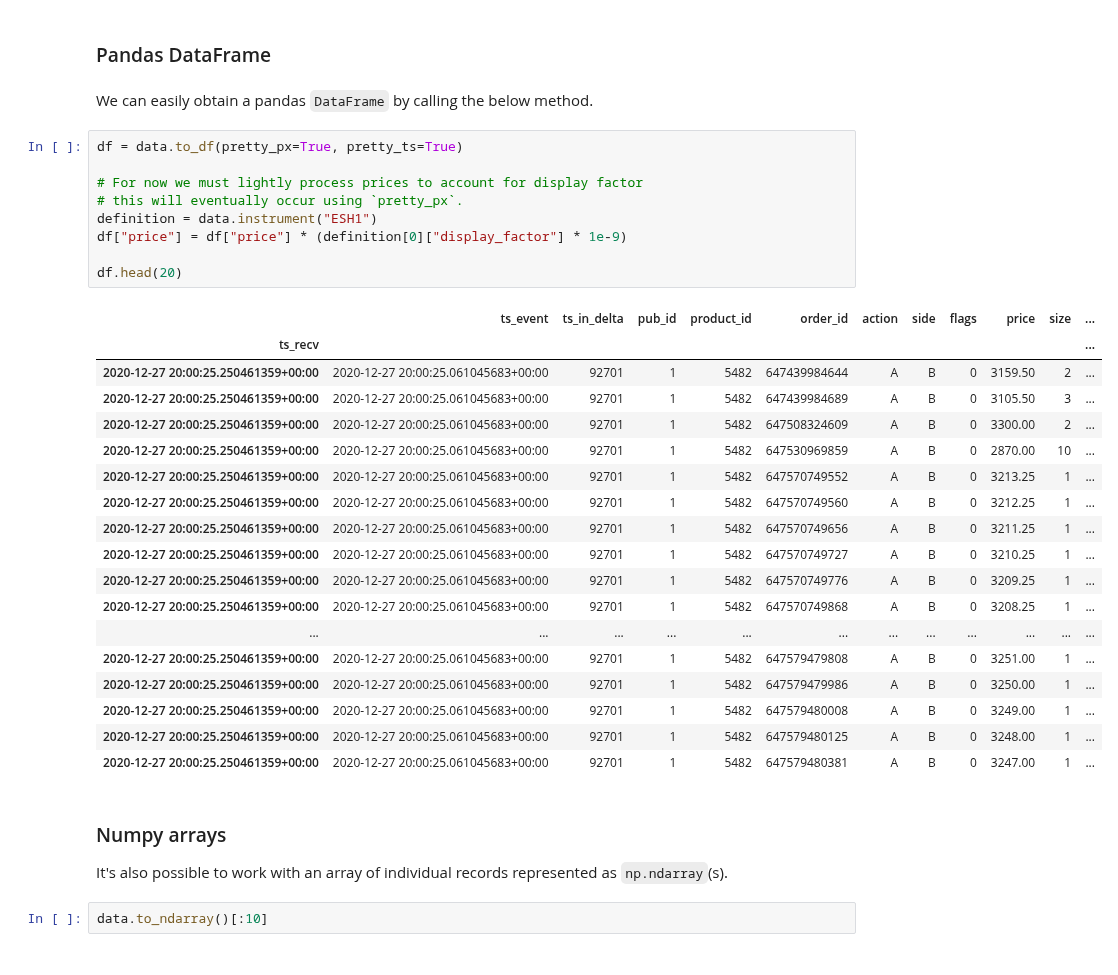
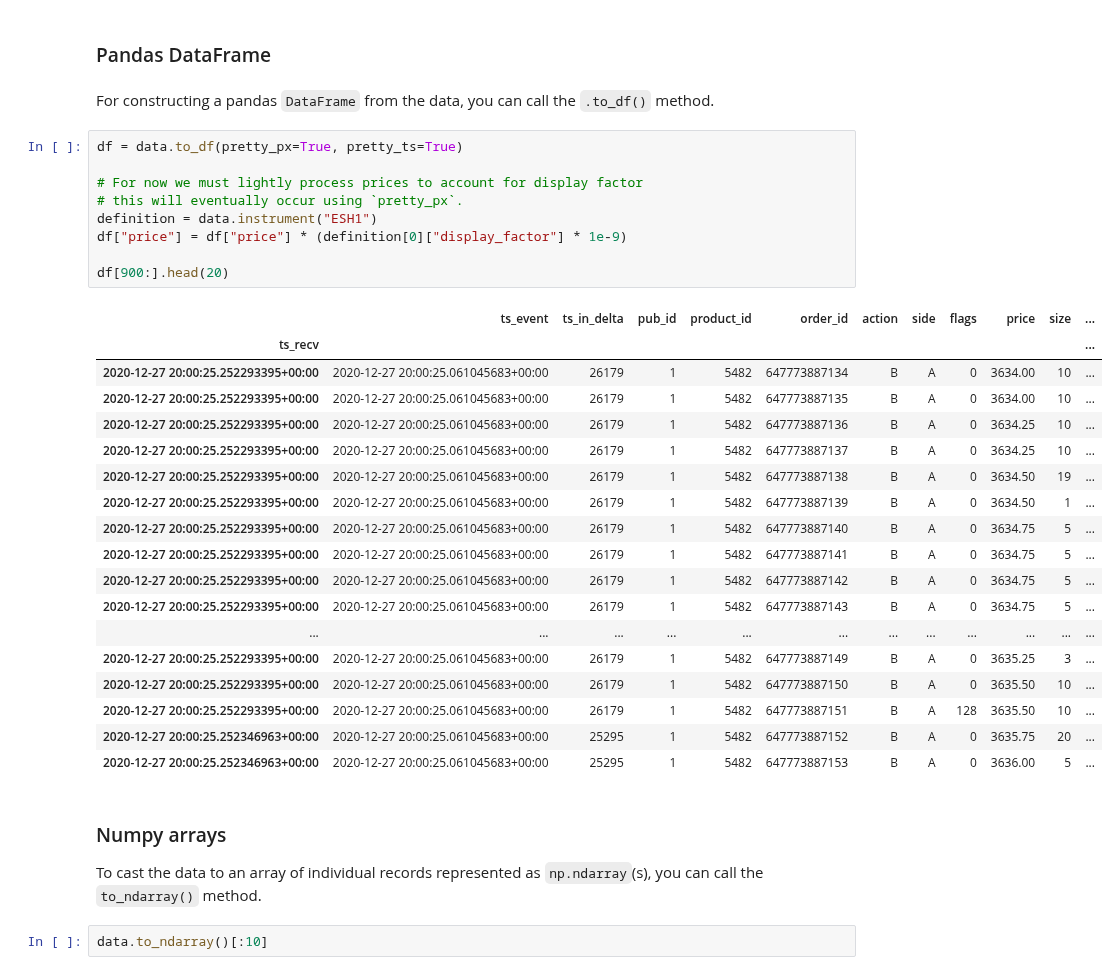
Before and after one commit to databento/databento-python, a Jupyter notebook: notebooks/quickstart.ipynb, the cells around one changed output. Cells and saved outputs as stored; diff of their text form.

```diff
--- a/notebooks/quickstart.ipynb
+++ b/notebooks/quickstart.ipynb
@@ -264,39 +265,39 @@ data.instrument('ESH1')
 # %% [markdown]
 ### Pandas DataFrame
 # %% [markdown]
-We can easily obtain a pandas `DataFrame` by calling the below method.
+For constructing a pandas `DataFrame` from the data, you can call the `.to_df()` method.
 # %%
 df = data.to_df(pretty_px=True, pretty_ts=True)
 
 # For now we must lightly process prices to account for display factor
 # this will eventually occur using `pretty_px`.
 definition = data.instrument("ESH1")
 df["price"] = df["price"] * (definition[0]["display_factor"] * 1e-9)
 
-df.head(20)
+df[900:].head(20)
 # %% [output]
 |  | ts_event | ts_in_delta | pub_id | product_id | order_id | action | side | flags | price | size | ... |
 | ts_recv |  |  |  |  |  |  |  |  |  |  | ... |
-| 2020-12-27 20:00:25.250461359+00:00 | 2020-12-27 20:00:25.061045683+00:00 | 92701 | 1 | 5482 | 647439984644 | A | B | 0 | 3159.50 | 2 | ... |
-| 2020-12-27 20:00:25.250461359+00:00 | 2020-12-27 20:00:25.061045683+00:00 | 92701 | 1 | 5482 | 647439984689 | A | B | 0 | 3105.50 | 3 | ... |
-| 2020-12-27 20:00:25.250461359+00:00 | 2020-12-27 20:00:25.061045683+00:00 | 92701 | 1 | 5482 | 647508324609 | A | B | 0 | 3300.00 | 2 | ... |
-| 2020-12-27 20:00:25.250461359+00:00 | 2020-12-27 20:00:25.061045683+00:00 | 92701 | 1 | 5482 | 647530969859 | A | B | 0 | 2870.00 | 10 | ... |
-| 2020-12-27 20:00:25.250461359+00:00 | 2020-12-27 20:00:25.061045683+00:00 | 92701 | 1 | 5482 | 647570749552 | A | B | 0 | 3213.25 | 1 | ... |
-| 2020-12-27 20:00:25.250461359+00:00 | 2020-12-27 20:00:25.061045683+00:00 | 92701 | 1 | 5482 | 647570749560 | A | B | 0 | 3212.25 | 1 | ... |
-| 2020-12-27 20:00:25.250461359+00:00 | 2020-12-27 20:00:25.061045683+00:00 | 92701 | 1 | 5482 | 647570749656 | A | B | 0 | 3211.25 | 1 | ... |
-| 2020-12-27 20:00:25.250461359+00:00 | 2020-12-27 20:00:25.061045683+00:00 | 92701 | 1 | 5482 | 647570749727 | A | B | 0 | 3210.25 | 1 | ... |
-| 2020-12-27 20:00:25.250461359+00:00 | 2020-12-27 20:00:25.061045683+00:00 | 92701 | 1 | 5482 | 647570749776 | A | B | 0 | 3209.25 | 1 | ... |
-| 2020-12-27 20:00:25.250461359+00:00 | 2020-12-27 20:00:25.061045683+00:00 | 92701 | 1 | 5482 | 647570749868 | A | B | 0 | 3208.25 | 1 | ... |
+| 2020-12-27 20:00:25.252293395+00:00 | 2020-12-27 20:00:25.061045683+00:00 | 26179 | 1 | 5482 | 647773887134 | B | A | 0 | 3634.00 | 10 | ... |
+| 2020-12-27 20:00:25.252293395+00:00 | 2020-12-27 20:00:25.061045683+00:00 | 26179 | 1 | 5482 | 647773887135 | B | A | 0 | 3634.00 | 10 | ... |
+| 2020-12-27 20:00:25.252293395+00:00 | 2020-12-27 20:00:25.061045683+00:00 | 26179 | 1 | 5482 | 647773887136 | B | A | 0 | 3634.25 | 10 | ... |
+| 2020-12-27 20:00:25.252293395+00:00 | 2020-12-27 20:00:25.061045683+00:00 | 26179 | 1 | 5482 | 647773887137 | B | A | 0 | 3634.25 | 10 | ... |
+| 2020-12-27 20:00:25.252293395+00:00 | 2020-12-27 20:00:25.061045683+00:00 | 26179 | 1 | 5482 | 647773887138 | B | A | 0 | 3634.50 | 19 | ... |
+| 2020-12-27 20:00:25.252293395+00:00 | 2020-12-27 20:00:25.061045683+00:00 | 26179 | 1 | 5482 | 647773887139 | B | A | 0 | 3634.50 | 1 | ... |
+| 2020-12-27 20:00:25.252293395+00:00 | 2020-12-27 20:00:25.061045683+00:00 | 26179 | 1 | 5482 | 647773887140 | B | A | 0 | 3634.75 | 5 | ... |
+| 2020-12-27 20:00:25.252293395+00:00 | 2020-12-27 20:00:25.061045683+00:00 | 26179 | 1 | 5482 | 647773887141 | B | A | 0 | 3634.75 | 5 | ... |
+| 2020-12-27 20:00:25.252293395+00:00 | 2020-12-27 20:00:25.061045683+00:00 | 26179 | 1 | 5482 | 647773887142 | B | A | 0 | 3634.75 | 5 | ... |
+| 2020-12-27 20:00:25.252293395+00:00 | 2020-12-27 20:00:25.061045683+00:00 | 26179 | 1 | 5482 | 647773887143 | B | A | 0 | 3634.75 | 5 | ... |
 | ... | ... | ... | ... | ... | ... | ... | ... | ... | ... | ... | ... |
-| 2020-12-27 20:00:25.250461359+00:00 | 2020-12-27 20:00:25.061045683+00:00 | 92701 | 1 | 5482 | 647579479808 | A | B | 0 | 3251.00 | 1 | ... |
-| 2020-12-27 20:00:25.250461359+00:00 | 2020-12-27 20:00:25.061045683+00:00 | 92701 | 1 | 5482 | 647579479986 | A | B | 0 | 3250.00 | 1 | ... |
-| 2020-12-27 20:00:25.250461359+00:00 | 2020-12-27 20:00:25.061045683+00:00 | 92701 | 1 | 5482 | 647579480008 | A | B | 0 | 3249.00 | 1 | ... |
-| 2020-12-27 20:00:25.250461359+00:00 | 2020-12-27 20:00:25.061045683+00:00 | 92701 | 1 | 5482 | 647579480125 | A | B | 0 | 3248.00 | 1 | ... |
-| 2020-12-27 20:00:25.250461359+00:00 | 2020-12-27 20:00:25.061045683+00:00 | 92701 | 1 | 5482 | 647579480381 | A | B | 0 | 3247.00 | 1 | ... |
+| 2020-12-27 20:00:25.252293395+00:00 | 2020-12-27 20:00:25.061045683+00:00 | 26179 | 1 | 5482 | 647773887149 | B | A | 0 | 3635.25 | 3 | ... |
+| 2020-12-27 20:00:25.252293395+00:00 | 2020-12-27 20:00:25.061045683+00:00 | 26179 | 1 | 5482 | 647773887150 | B | A | 0 | 3635.50 | 10 | ... |
+| 2020-12-27 20:00:25.252293395+00:00 | 2020-12-27 20:00:25.061045683+00:00 | 26179 | 1 | 5482 | 647773887151 | B | A | 128 | 3635.50 | 10 | ... |
+| 2020-12-27 20:00:25.252346963+00:00 | 2020-12-27 20:00:25.061045683+00:00 | 25295 | 1 | 5482 | 647773887152 | B | A | 0 | 3635.75 | 20 | ... |
+| 2020-12-27 20:00:25.252346963+00:00 | 2020-12-27 20:00:25.061045683+00:00 | 25295 | 1 | 5482 | 647773887153 | B | A | 0 | 3636.00 | 5 | ... |
 # %% [markdown]
 ### Numpy arrays
 
-It's also possible to work with an array of individual records represented as `np.ndarray`(s).
+To cast the data to an array of individual records represented as `np.ndarray`(s), you can call the `to_ndarray()` method.
 # %%
 data.to_ndarray()[:10]
 # %% [output]
```
Also changed, not shown: parts of 14 cells of this notebook, 2 other files.
